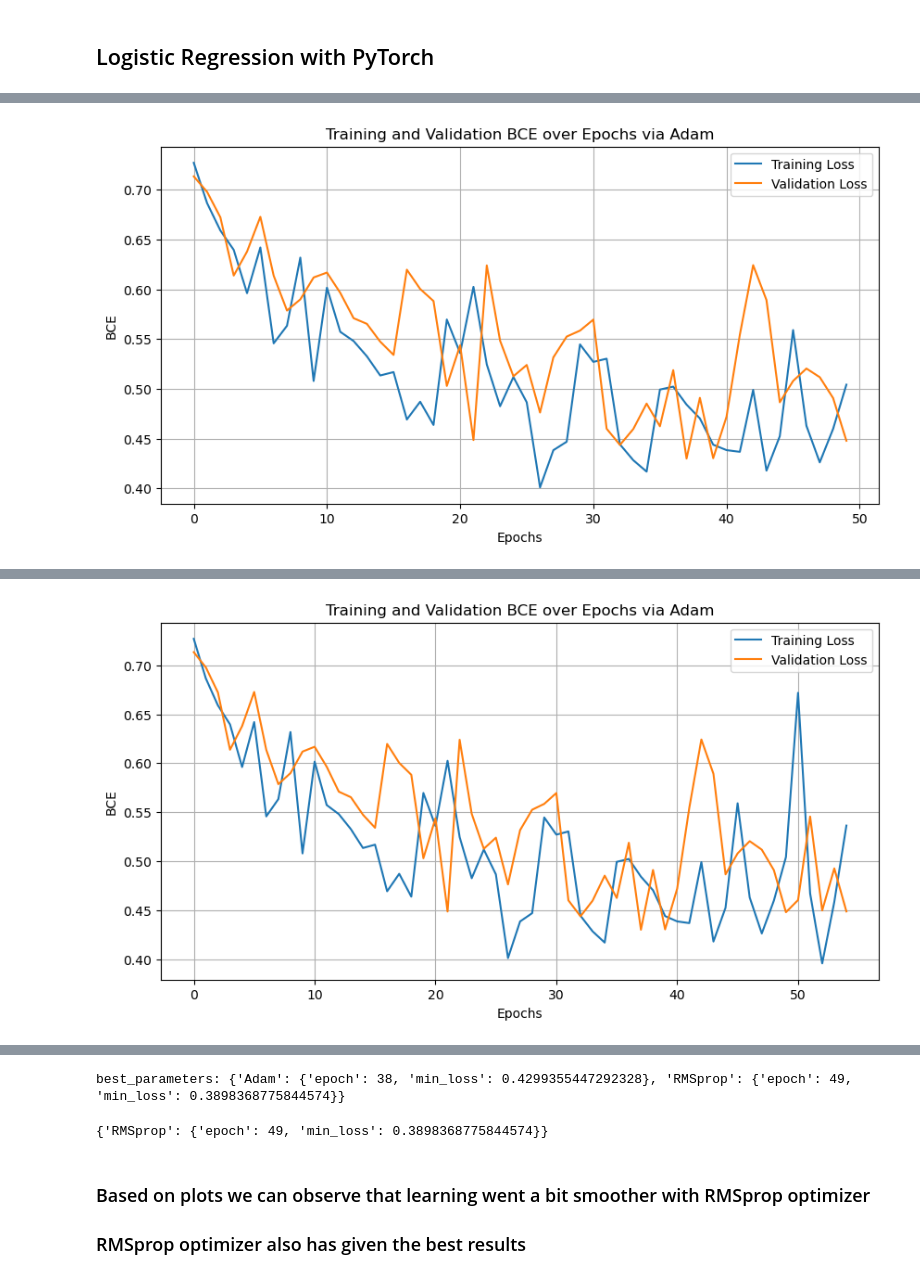
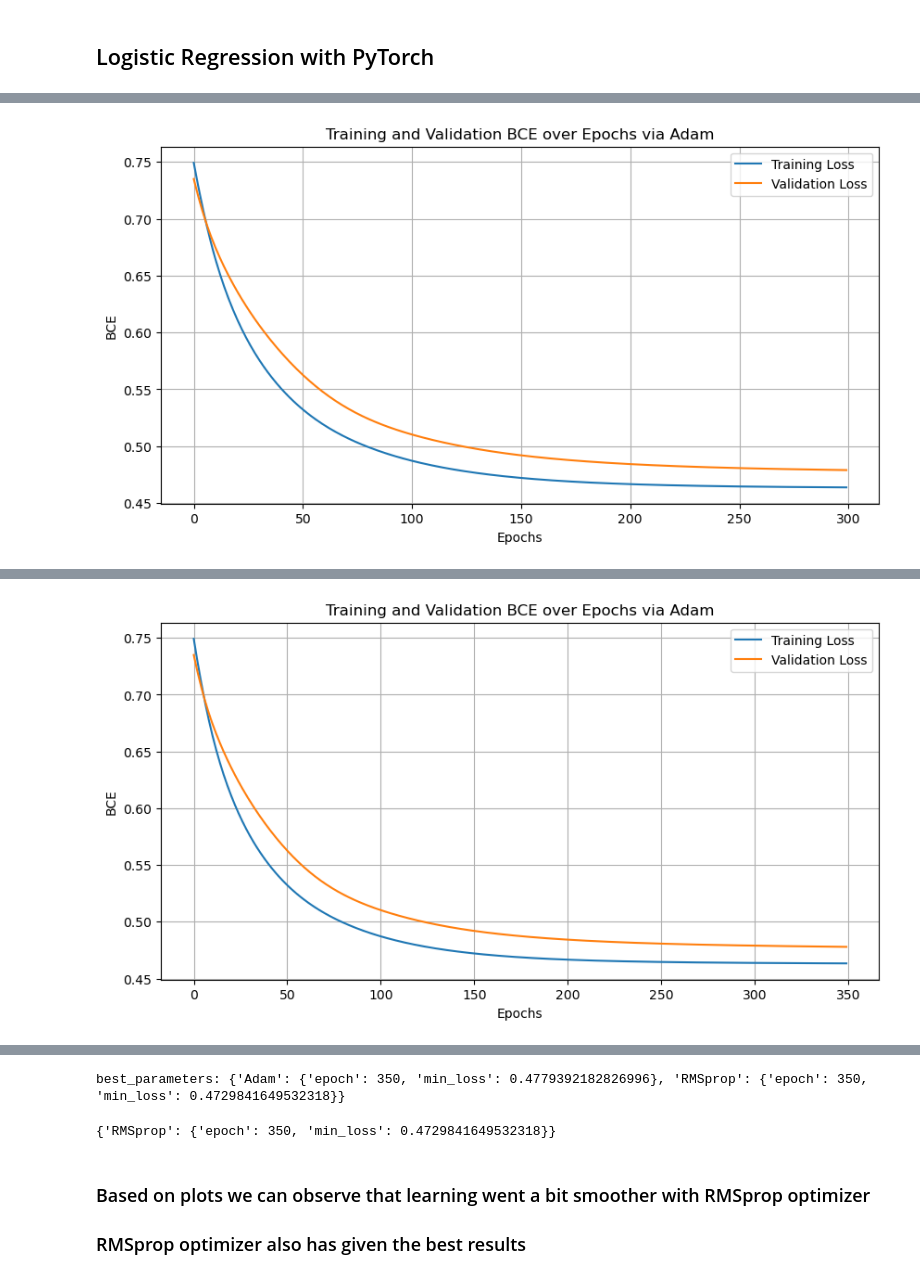
Before and after one commit to Ozu-bezariusu/hillel_ml, a Jupyter notebook: homework_8/logistic_regression.ipynb, the cells around one changed output, grey strips where cells are left out. Saved outputs shown, nothing was run; the diff lists cells and outputs as text; code cells hidden in the pictures.

Commit message:
fix: increase batch size of torch model to remove extra noise

```diff
--- a/homework_8/logistic_regression.ipynb
+++ b/homework_8/logistic_regression.ipynb
@@ -367,8 +367,8 @@ class LogisticRegression_trainer:
 
         train = TensorDataset(x_train_torch, y_train_torch)
         test = TensorDataset(x_test_torch, y_test_torch)
-        train_loader = DataLoader(dataset = train, batch_size = 100, shuffle = True)
-        test_loader = DataLoader(dataset = test, batch_size = 100, shuffle = True)
+        train_loader = DataLoader(dataset = train, batch_size = len(train), shuffle = True)
+        test_loader = DataLoader(dataset = test, batch_size = len(test), shuffle = True)
 
         self.train_loader = train_loader
         self.test_loader = test_loader
@@ -495,9 +495,10 @@ optimizers_list = {
     "Adam": torch.optim.Adam,
     "RMSprop": torch.optim.RMSprop
 }
-epochs_list = [40, 10, 5]
+epochs_list = [200, 100, 50]
+# epochs_list = [1500, 1000, 500]
 # %%
-trainer = LogisticRegression_trainer(lr=0.05)
+trainer = LogisticRegression_trainer(lr=0.01)
 trainer.prepare_loaders(
         X_train,
         X_test,
@@ -555 +563 @@ Train Epoch: 9   [Train Loss]: 0.504160          [Test Loss]: 0.447809
-[figure, old version]
+[figure, new version]
@@ -561 +581 @@ Train Epoch: 4   [Train Loss]: 0.536274          [Test Loss]: 0.448632
-[figure, old version]
+[figure, new version]
@@ -602,8 +641,8 @@ min_loss_key = min(best_parameters, key=lambda k: best_parameters[k]['min_loss']
 final_hyperparameters = {min_loss_key: best_parameters[min_loss_key]}
 final_hyperparameters
 # %% [output]
-best_parameters: {'Adam': {'epoch': 38, 'min_loss': 0.4299355447292328}, 'RMSprop': {'epoch': 49, 'min_loss': 0.3898368775844574}}
+best_parameters: {'Adam': {'epoch': 350, 'min_loss': 0.4779392182826996}, 'RMSprop': {'epoch': 350, 'min_loss': 0.4729841649532318}}
-{'RMSprop': {'epoch': 49, 'min_loss': 0.3898368775844574}}
+{'RMSprop': {'epoch': 350, 'min_loss': 0.4729841649532318}}
 # %% [markdown]
 ### Based on plots we can observe that learning went a bit smoother with RMSprop optimizer
 ### RMSprop optimizer also has given the best results
```
Also changed, not shown: parts of 2 cells of this notebook.
